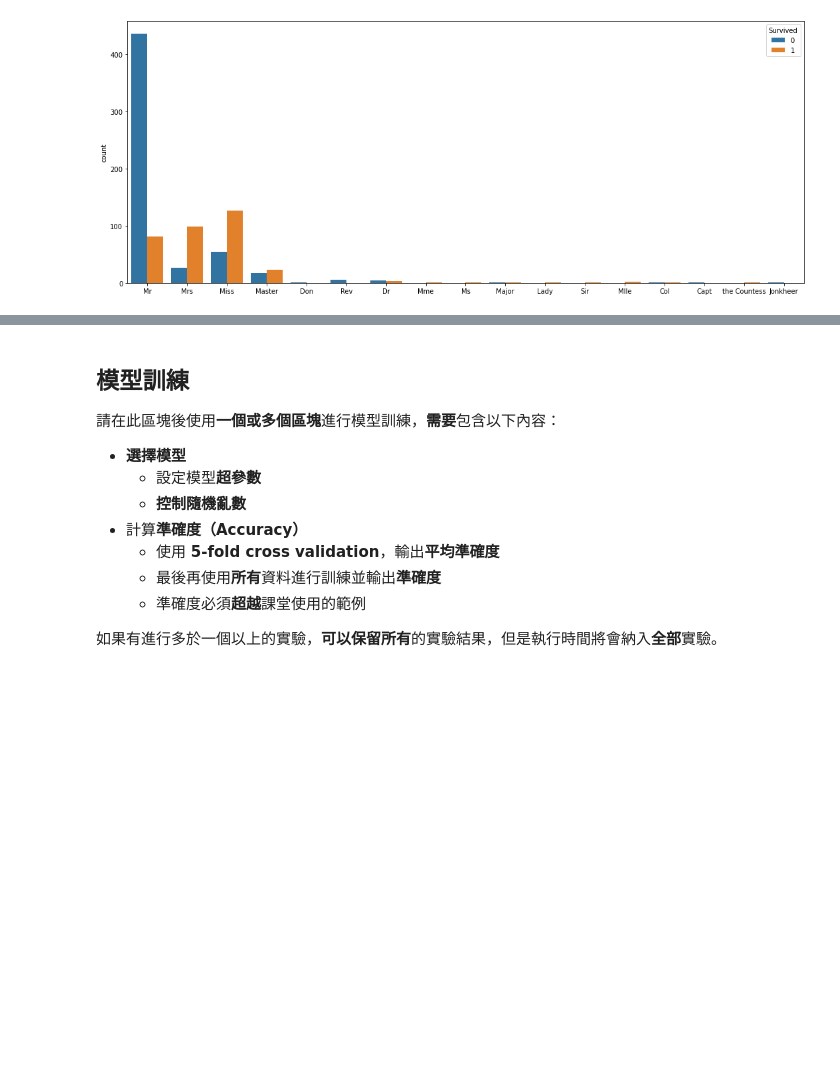
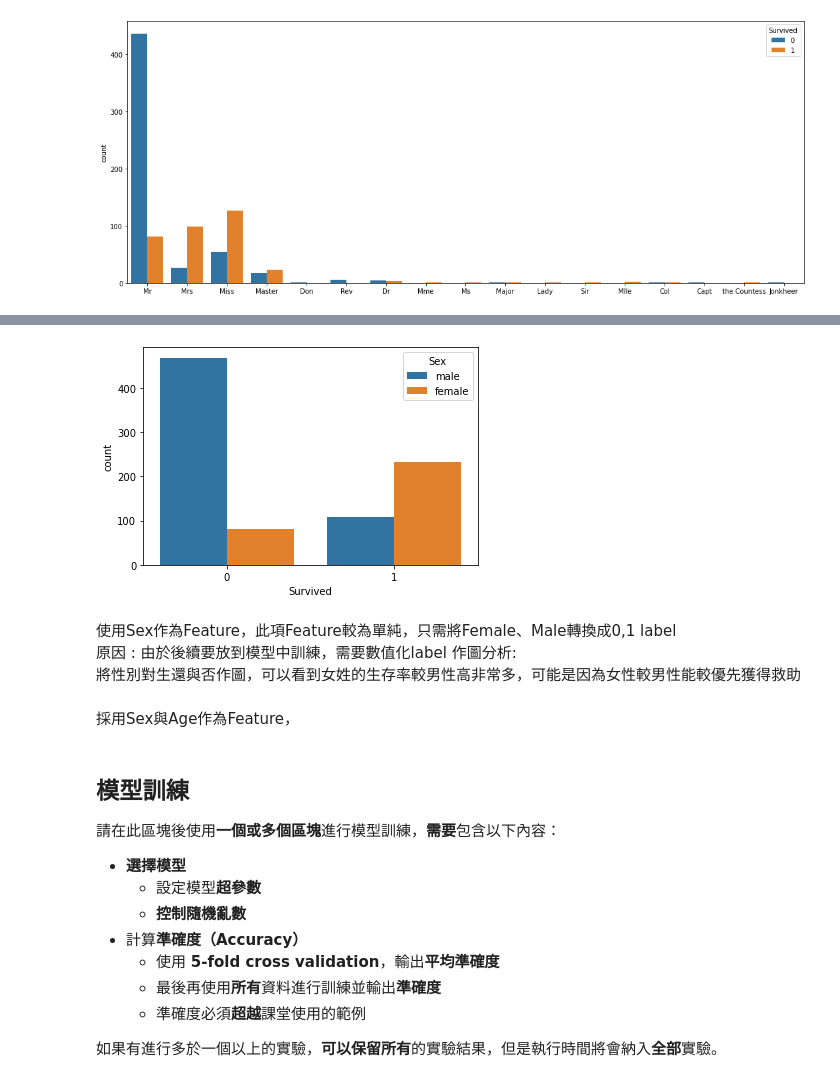
Before and after one commit to a43414786/FDA, a Jupyter notebook: FDA_HW2_F84086171/main.ipynb, the cells around one changed output, grey strips where cells are left out. Saved outputs shown, nothing was run; the diff lists cells and outputs as text; code cells hidden in the pictures; blank space fills up the shorter version.

```diff
--- a/FDA_HW2_F84086171/main.ipynb
+++ b/FDA_HW2_F84086171/main.ipynb
@@ -366,0 +324,15 @@ See the caveats in the documentation: https://pandas.pydata.org/pandas-docs/stab
+# %%
+sex = df.Sex
+
+sns.countplot(survived,hue=sex)
+
+le = LabelEncoder()                             # 創造 Label Encoder
+le.fit(sex)                                     # 給予每個類別一個數值
+sex = le.transform(sex)                         # 轉換所有類別成為數值
+# %% [output]
+[figure, added]
+# %% [markdown]
+使用Sex作為Feature，此項Feature較為單純，只需將Female、Male轉換成0,1 label<br>
+原因 : 由於後續要放到模型中訓練，需要數值化label
+作圖分析:<br>
+將性別對生還與否作圖，可以看到女姓的生存率較男性高非常多，可能是因為女性較男性能較優先獲得救助
@@ -367,3 +348,5 @@ See the caveats in the documentation: https://pandas.pydata.org/pandas-docs/stab
+# %% [markdown]
+採用Sex與Age作為Feature，
 # %% [markdown]
 ## 模型訓練
 
```
Also changed, not shown: parts of 17 cells of this notebook, 1 other file.
